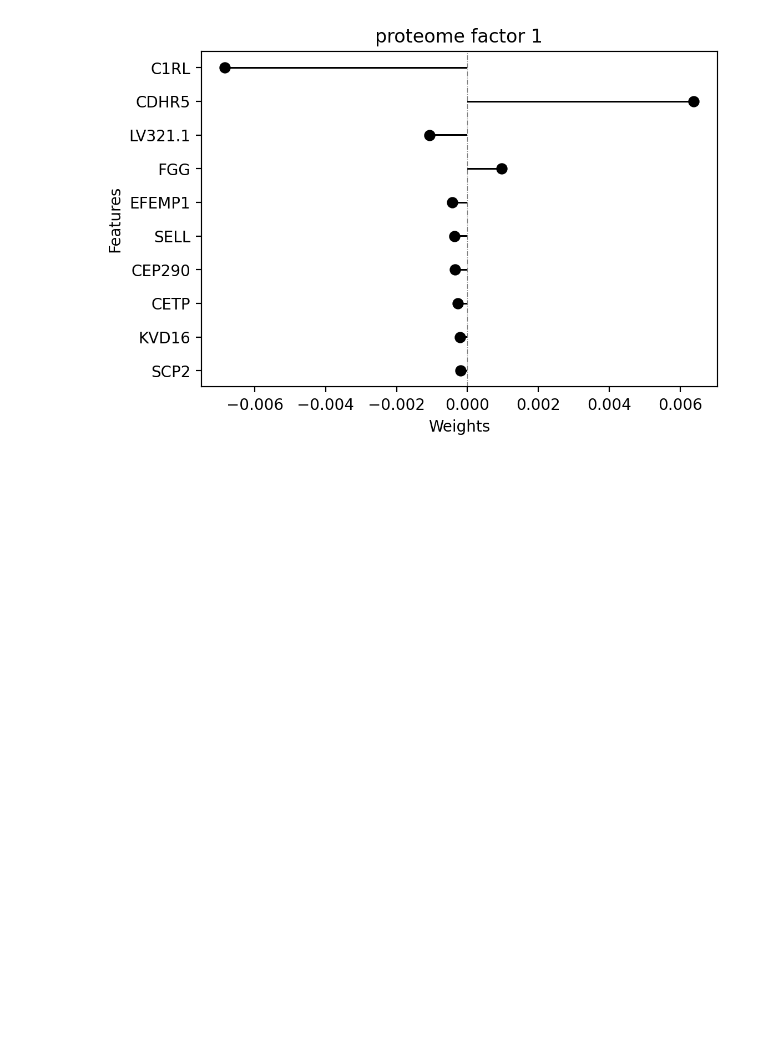
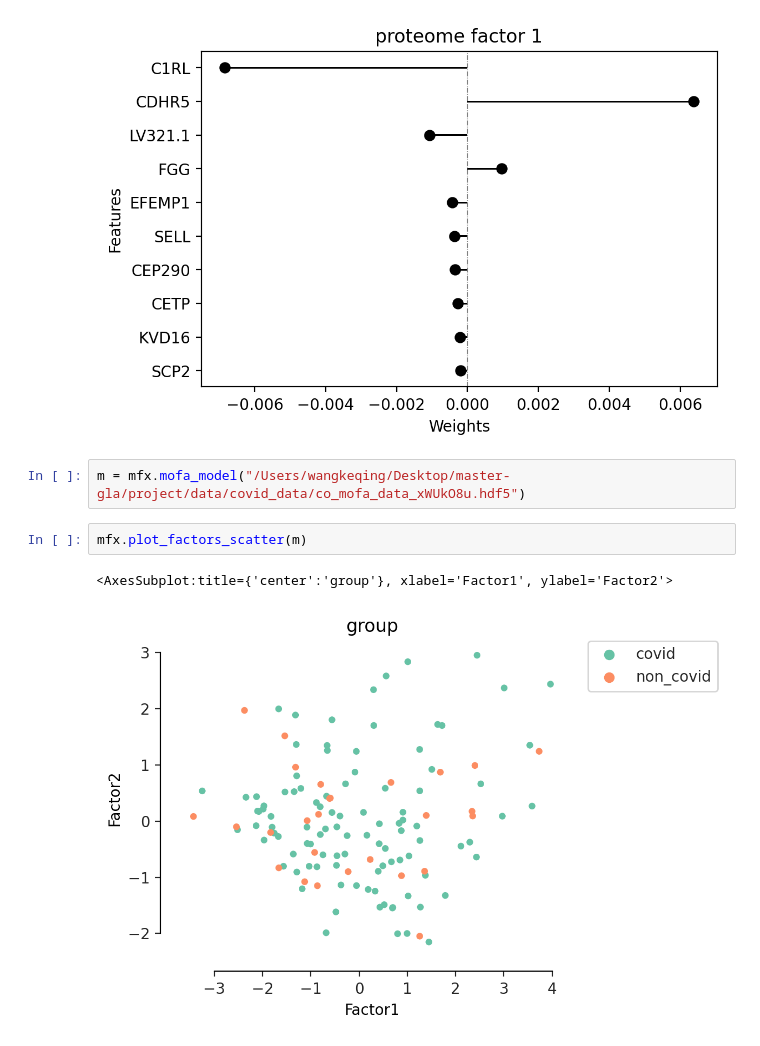
Before and after one commit to glasgowcompbio/pyMultiOmics, a Jupyter notebook: notebooks/mofax.ipynb, the cells around one changed output. Drawn from its saved outputs; the diff is of its cells as text; blank space fills up the shorter version.

```diff
--- a/notebooks/mofax.ipynb
+++ b/notebooks/mofax.ipynb
@@ -581,3 +596,10 @@ plot_top_features(m, factors = 1, views = 'proteome', n_features = 10)
 # %% [output]
 [figure]
 [figure]
+# %%
+m = mfx.mofa_model("/Users/wangkeqing/Desktop/master-gla/project/data/covid_data/co_mofa_data_xWUkO8u.hdf5")
+# %%
+mfx.plot_factors_scatter(m)
+# %% [output]
+<AxesSubplot:title={'center':'group'}, xlabel='Factor1', ylabel='Factor2'>
+[figure, added]
```
Also changed, not shown: parts of 9 cells of this notebook, 4 other files.
